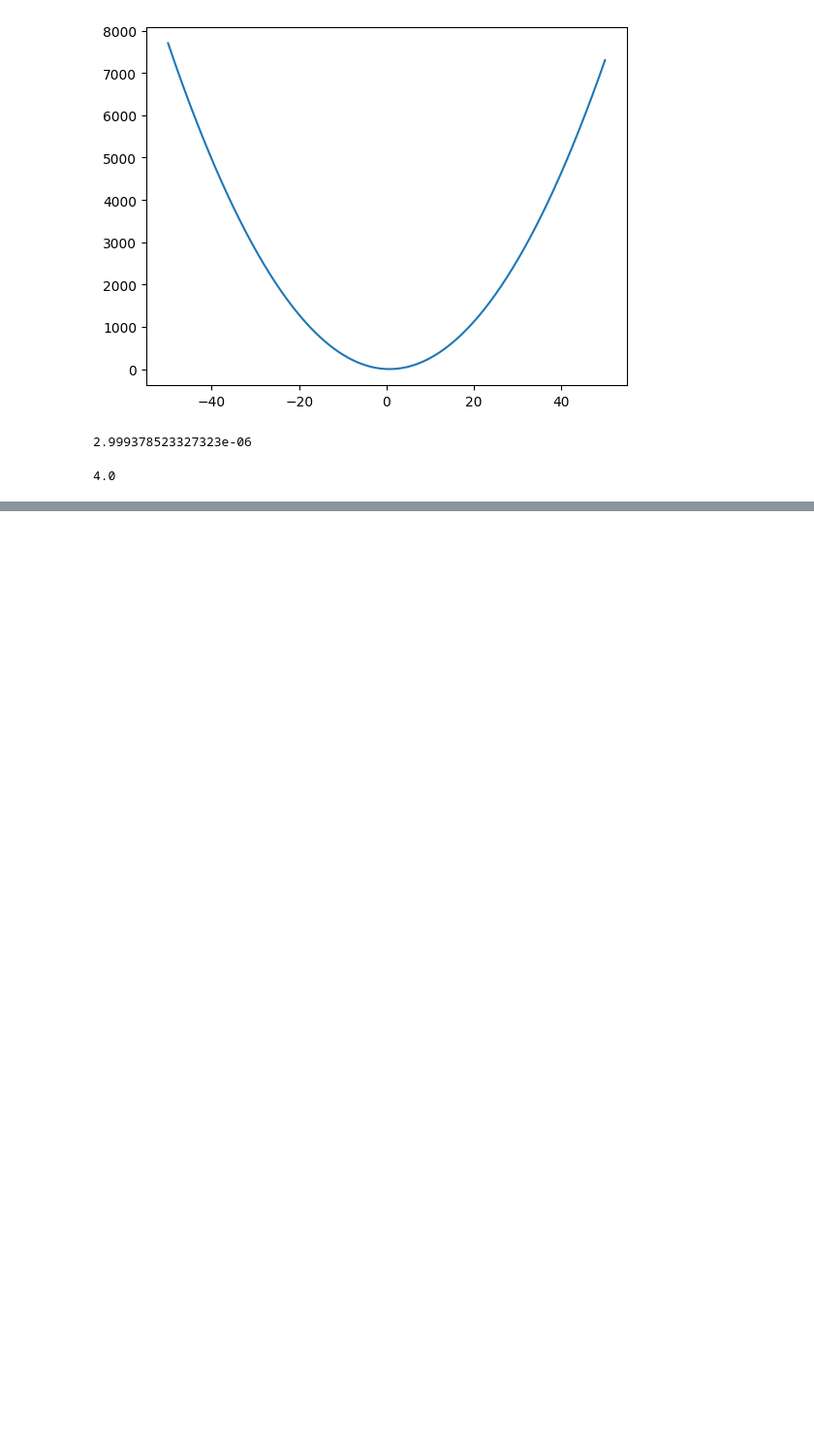
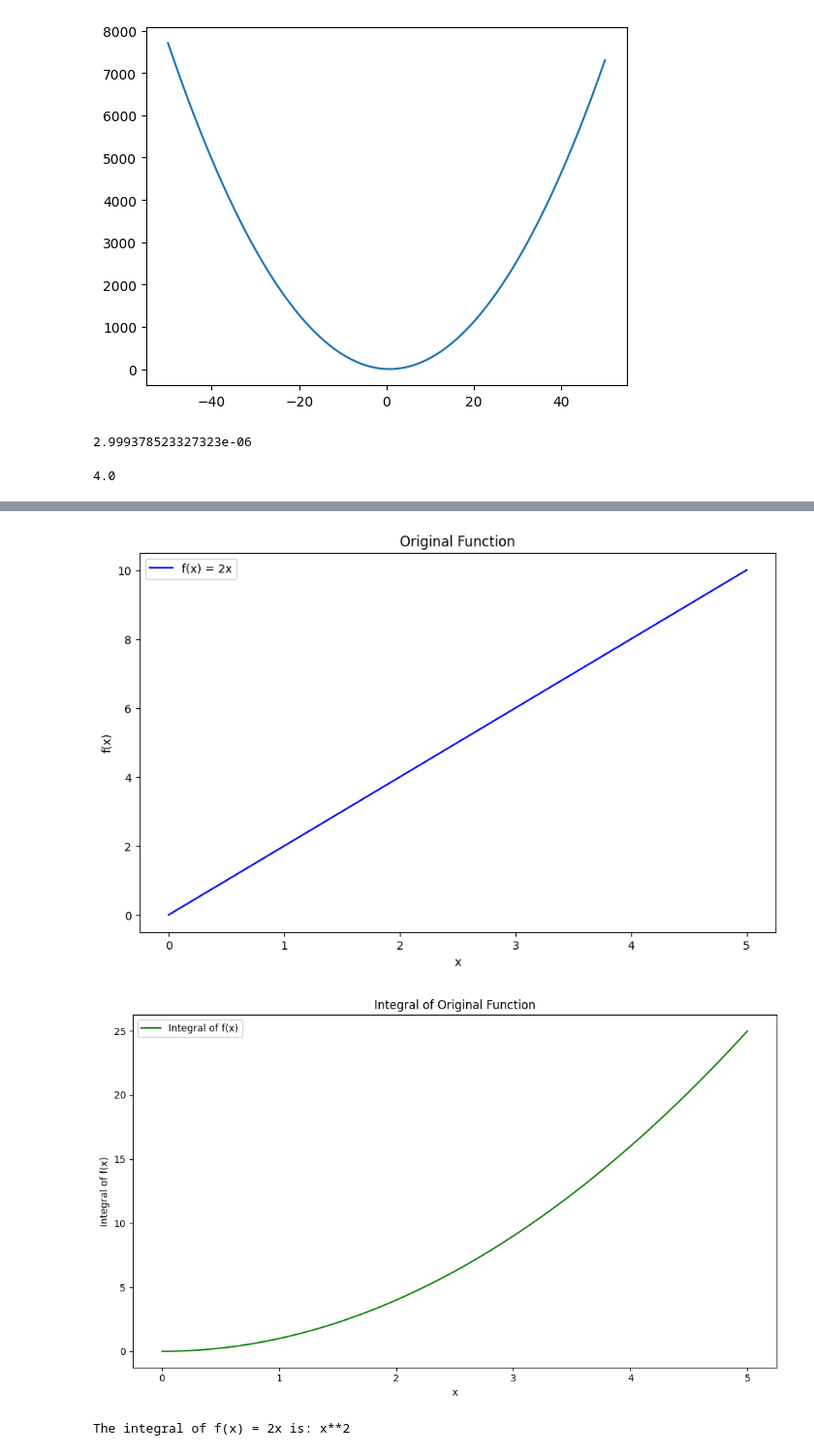
Before and after one commit to ShaneCarr/nnnotebook, a Jupyter notebook: nnreview.ipynb, the cells around one changed output, grey strips where cells are left out. Shown at 97% size. Saved outputs shown, nothing was run; the diff lists cells and outputs as text; code cells hidden in the pictures; blank space fills up the shorter version.

```diff
--- a/nnreview.ipynb
+++ b/nnreview.ipynb
@@ -67,0 +190,44 @@ slope 0.9999999999976694
+# %%
+import sympy as sp
+import matplotlib.pyplot as plt
+import numpy as np
+
+# Define the symbolic variable x
+x = sp.symbols('x')
+
+# Define the function f(x) = 2x
+f = 2 * x
+
+# Step 1: Compute the indefinite integral
+integral = sp.integrate(f, x)
+
+# Create a plot to visualize the process
+plt.figure(figsize=(10, 6))
+
+# Plot the original function
+x_vals = np.linspace(0, 5, 400)
+f_vals = [f.subs(x, val) for val in x_vals]
+plt.plot(x_vals, f_vals, label='f(x) = 2x', color='blue')
+plt.xlabel('x')
+plt.ylabel('f(x)')
+plt.title('Original Function')
+plt.legend()
+
+# Plot the integral
+integral_func = sp.lambdify(x, integral, 'numpy')
+integral_vals = [integral_func(val) for val in x_vals]
+plt.figure(figsize=(10, 6))
+plt.plot(x_vals, integral_vals, label='Integral of f(x)', color='green')
+plt.xlabel('x')
+plt.ylabel('Integral of f(x)')
+plt.title('Integral of Original Function')
+plt.legend()
+
+plt.tight_layout()
+plt.show()
+
+print("The integral of f(x) = 2x is:", integral)
+# %% [output]
+[figure, added]
+[figure, added]
+The integral of f(x) = 2x is: x**2
```
Also changed, not shown: parts of 6 cells of this notebook, 1 other file.
